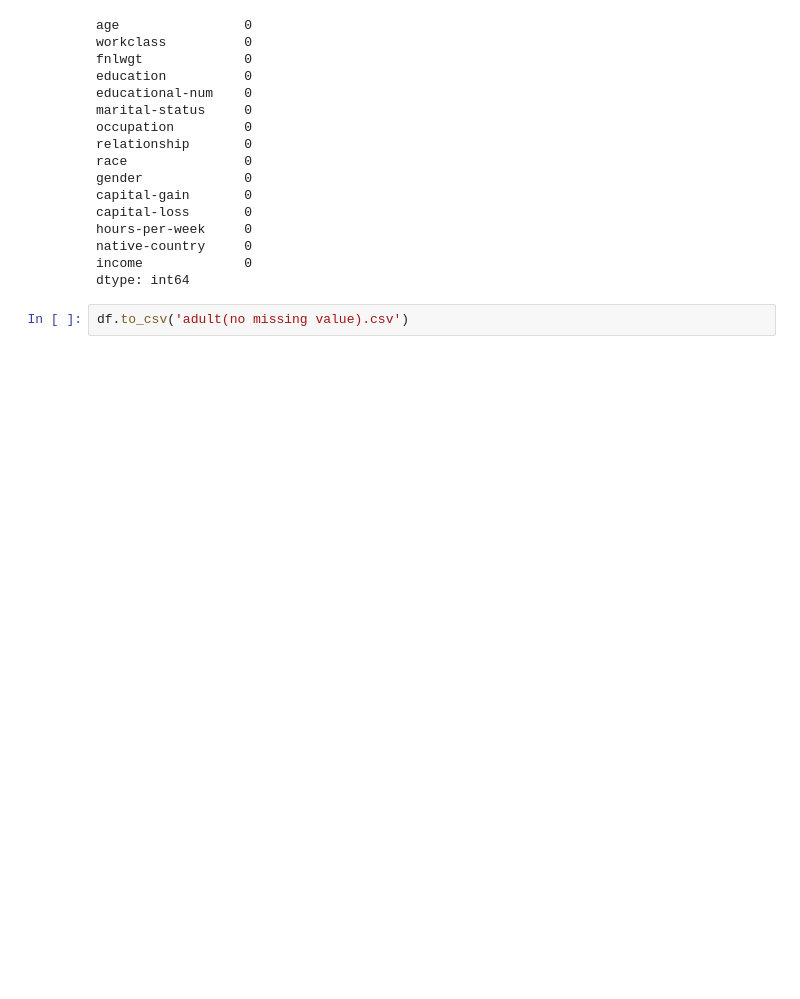
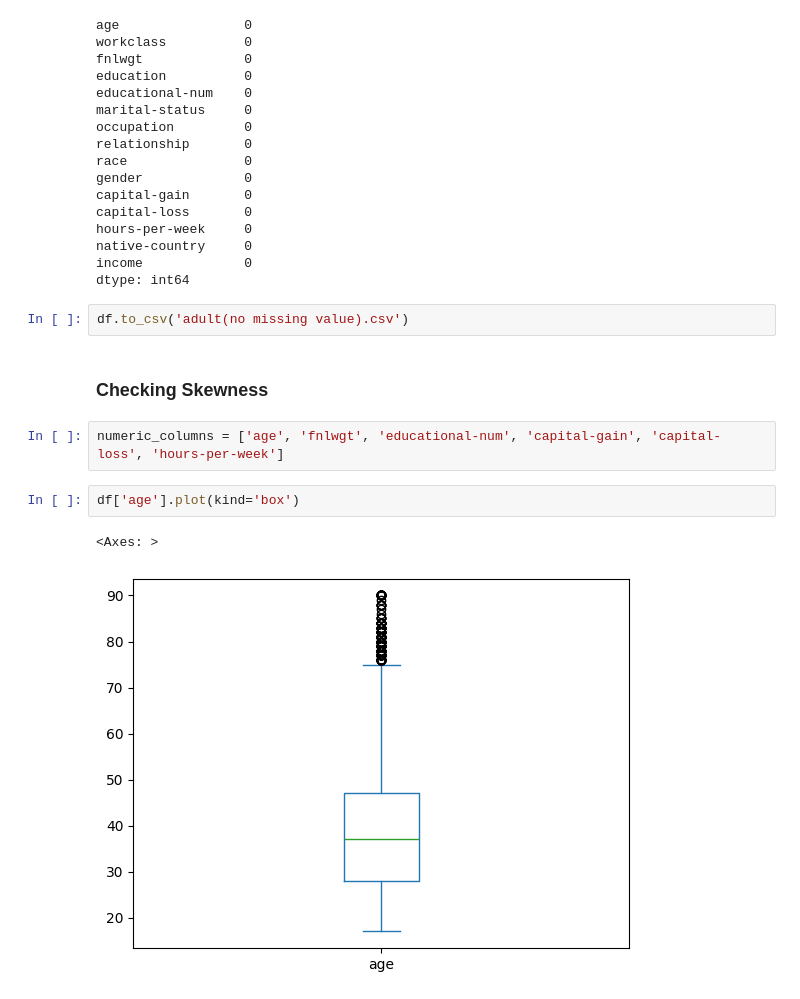
Before and after one commit to WanAdamm/CPC152-Assignment-2, a Jupyter notebook: data cleaning.ipynb, the cells around one changed output. Drawn from its saved outputs; the diff is of its cells as text; blank space fills up the shorter version.

```diff
--- a/data cleaning.ipynb
+++ b/data cleaning.ipynb
@@ -171,3 +175,12 @@ income             0
 dtype: int64
 # %%
 df.to_csv('adult(no missing value).csv')
+# %% [markdown]
+### Checking Skewness
+# %%
+numeric_columns = ['age', 'fnlwgt', 'educational-num', 'capital-gain', 'capital-loss', 'hours-per-week']
+# %%
+df['age'].plot(kind='box')
+# %% [output]
+<Axes: >
+[figure, added]
```
Also changed, not shown: parts of 30 cells of this notebook, 2 other files.
